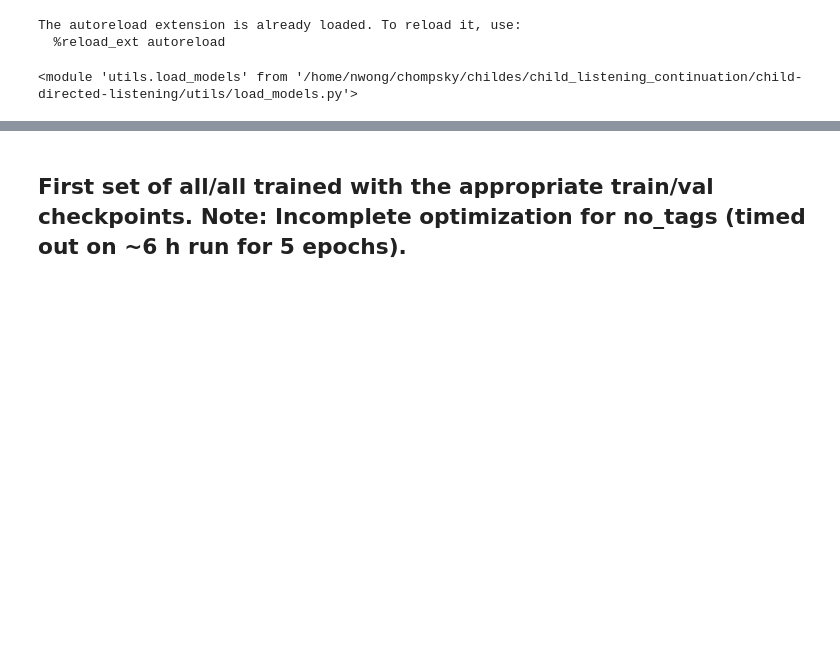
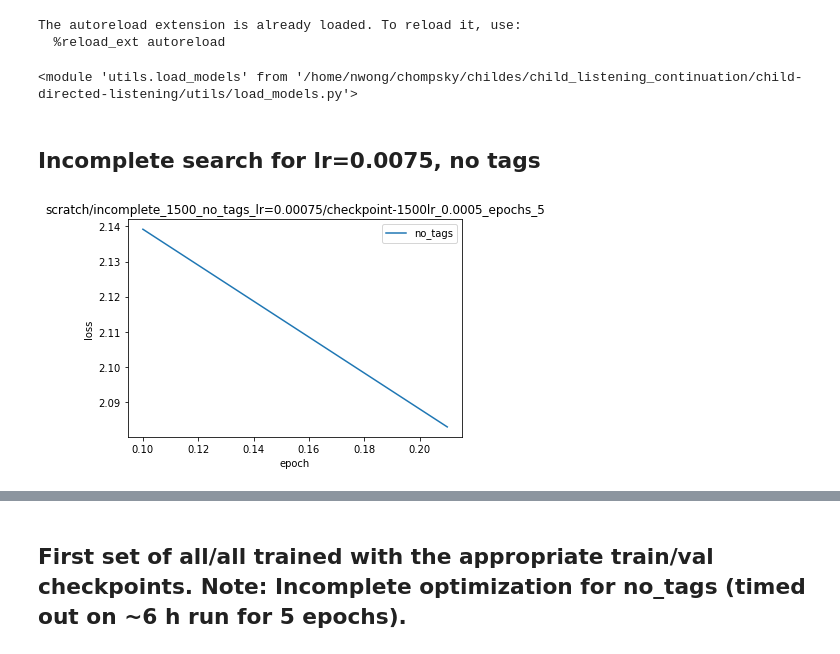
Before and after one commit to smeylan/child-directed-listening, a Jupyter notebook: Model behavior analyses.ipynb, the cells around one changed output, grey strips where cells are left out. Saved outputs shown, nothing was run; the diff lists cells and outputs as text; code cells hidden in the pictures; blank space fills up the shorter version.

```diff
--- a/Model behavior analyses.ipynb
+++ b/Model behavior analyses.ipynb
@@ -24,3 +24,37 @@ import importlib
 importlib.reload(load_models)
 # %% [output]
 <module 'utils.load_models' from '/home/nwong/chompsky/childes/child_listening_continuation/child-directed-listening/utils/load_models.py'>
+# %% [markdown]
+## Incomplete search for lr=0.0075, no tags
+# %%
+path = './scratch/incomplete_1500_no_tags_lr=0.00075/checkpoint-1500'
+
+for tags in [False]:
+
+    tag_str =  "with_tags" if tags else "no_tags"
+
+    with open(join(path, 'trainer_state.json'), 'r') as f:
+
+        this_history = json.load(f)['log_history']
+
+        epochs = []; losses = []
+
+        for step_dict in this_history[:-1]: # Omit summary stats
+            if 'eval_loss' not in step_dict: continue
+            epochs.append(step_dict['epoch'])
+            losses.append(step_dict['eval_loss'])
+
+
+
+        dataset_name = '/'.join(path.split('/')[-3:]) + 'lr_0.0005_epochs_5'
+
+    plt.title(f'{dataset_name}')
+    plt.xlabel('epoch'); plt.ylabel('loss')
+    plt.plot(epochs, losses, label = tag_str)
+
+    plt.legend(); plt.show()
+
+print()
+ # Not sure if this implies either? Too slow or?
+# %% [output]
+[figure, added]
```
Also changed, not shown: parts of 1 cell of this notebook, 3 other files.
